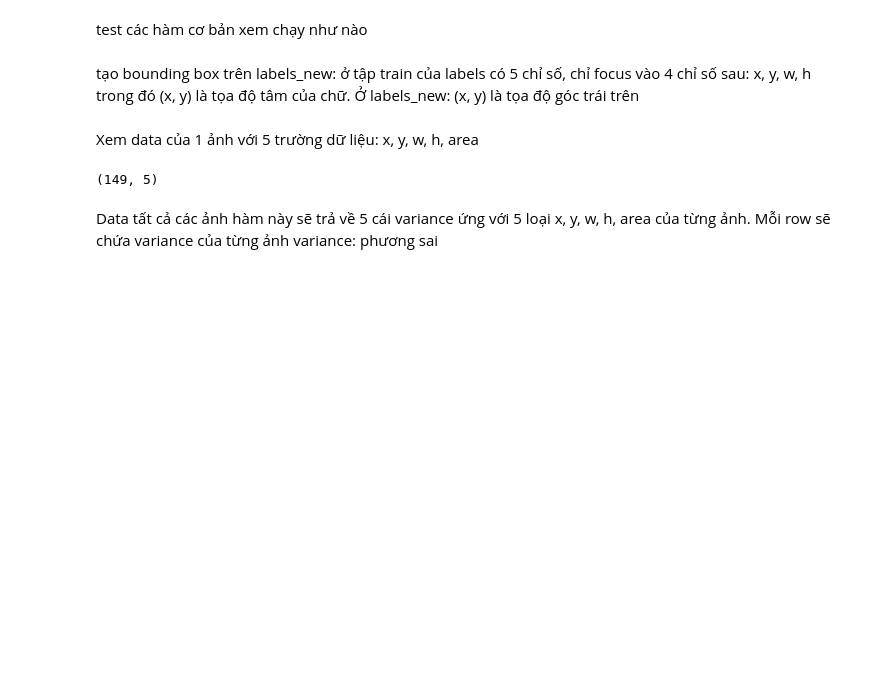
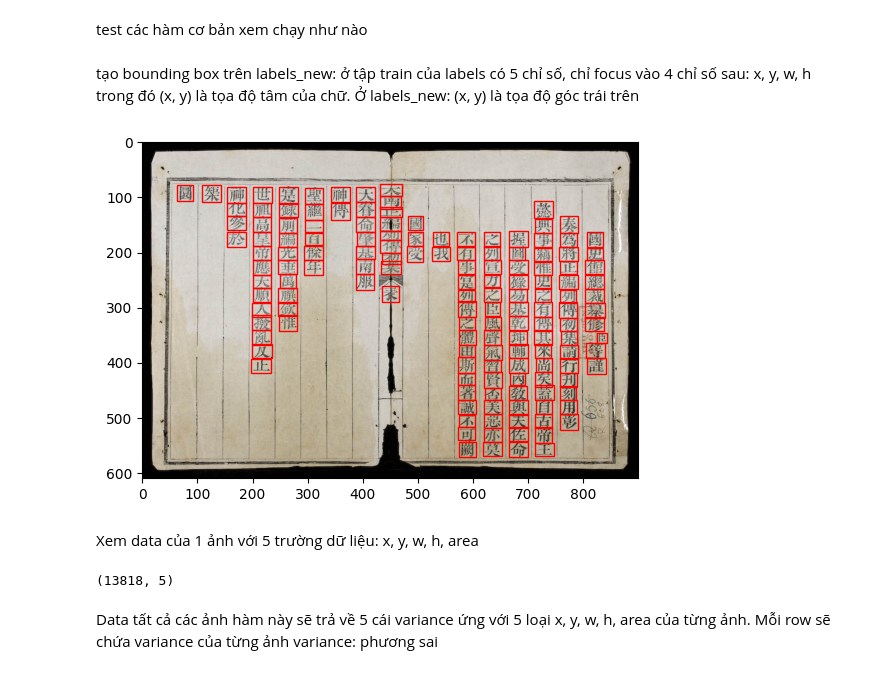
Before and after one commit to hachane/INT3404E_Nom_localization, a Jupyter notebook: data_analysis_hung.ipynb, the cells around one changed output. Drawn from its saved outputs; the diff is of its cells as text; code cells hidden in the pictures; blank space fills up the shorter version.

```diff
--- a/data_analysis_hung.ipynb
+++ b/data_analysis_hung.ipynb
@@ -35,38 +35,42 @@ def plot_BB(image_path, coord_path):
         # Convert coordinates to integers
         x, y, w, h = map(int, (x, y, w, h))
 
-        rect_box = plt.Rectangle((x, y), w, h, color='red', fill=False, lw=3)
+        rect_box = plt.Rectangle((x, y), w, h, color='red', fill=False, lw=1)
         plt.gca().add_patch(rect_box)
 # %%
 img_dir = "wb_localization_dataset/images/train/nlvnpf-0137-01-001.jpg"
-coord_dir = "wb_localization_dataset/labels/train/nlvnpf-0137-01-001.txt"
+coord_dir = "labels_new/train/nlvnpf-0137-01-001.txt"
 plot_BB(img_dir, coord_dir)
+# %% [output]
+[figure, added]
 # %% [markdown]
 Xem data của 1 ảnh với 5 trường dữ liệu: x, y, w, h, area
 # %%
-#xem data trên 1 ảnh
-def cal_pic_statics(coord_path):
-  with open(coord_path, "r") as f:
-      coordinates = [line.strip().split()[1:] for line in f.readlines()]
+def cal_overall_stat(labels_folder):
+  overall_stat = []
+  for filename in os.listdir(labels_folder):
+    if filename.endswith(".txt"):
+        label_file = os.path.join(labels_folder, filename)
+        with open(label_file, "r") as f:
+            coordinates = [line.strip().split()[1:] for line in f.readlines()]
 
-  pic_dat = []
-  for coord in coordinates:
-      # Split the coordinates
-      x_upper_left, y_upper_left, x_below_right, y_below_right = map(float, coord)
-      x = x_upper_left
-      y = y_upper_left
-      w = x_below_right - x_upper_left
-      h = y_below_right - y_upper_left
-      area = h * w
-      char_dat = [x, y, w, h, area]
-      pic_dat.append(char_dat)
-  return np.array(pic_dat)
+            for coord in coordinates:
+                # Split the coordinates
+                x_upper_left, y_upper_left, x_below_right, y_below_right = map(float, coord)
+                x = x_upper_left
+                y = y_upper_left
+                w = x_below_right - x_upper_left
+                h = y_below_right - y_upper_left
+                area = h * w
 
+                char_dat = [x, y, w, h, area]
+                overall_stat.append(char_dat)
+  return np.array(overall_stat)
 
-pic_data = cal_pic_statics("labels_new/train/nlvnpf-0137-01-001.txt")
-print(pic_data.shape)
+overall_stat = cal_overall_stat("labels_new/train/")
+print(overall_stat.shape)
 # %% [output]
-(149, 5)
+(13818, 5)
 # %% [markdown]
 Data tất cả các ảnh
 hàm này sẽ trả về 5 cái variance ứng với 5 loại x, y, w, h, area của từng ảnh. Mỗi row sẽ chứa variance của từng ảnh
```
Also changed, not shown: 1 other file.
